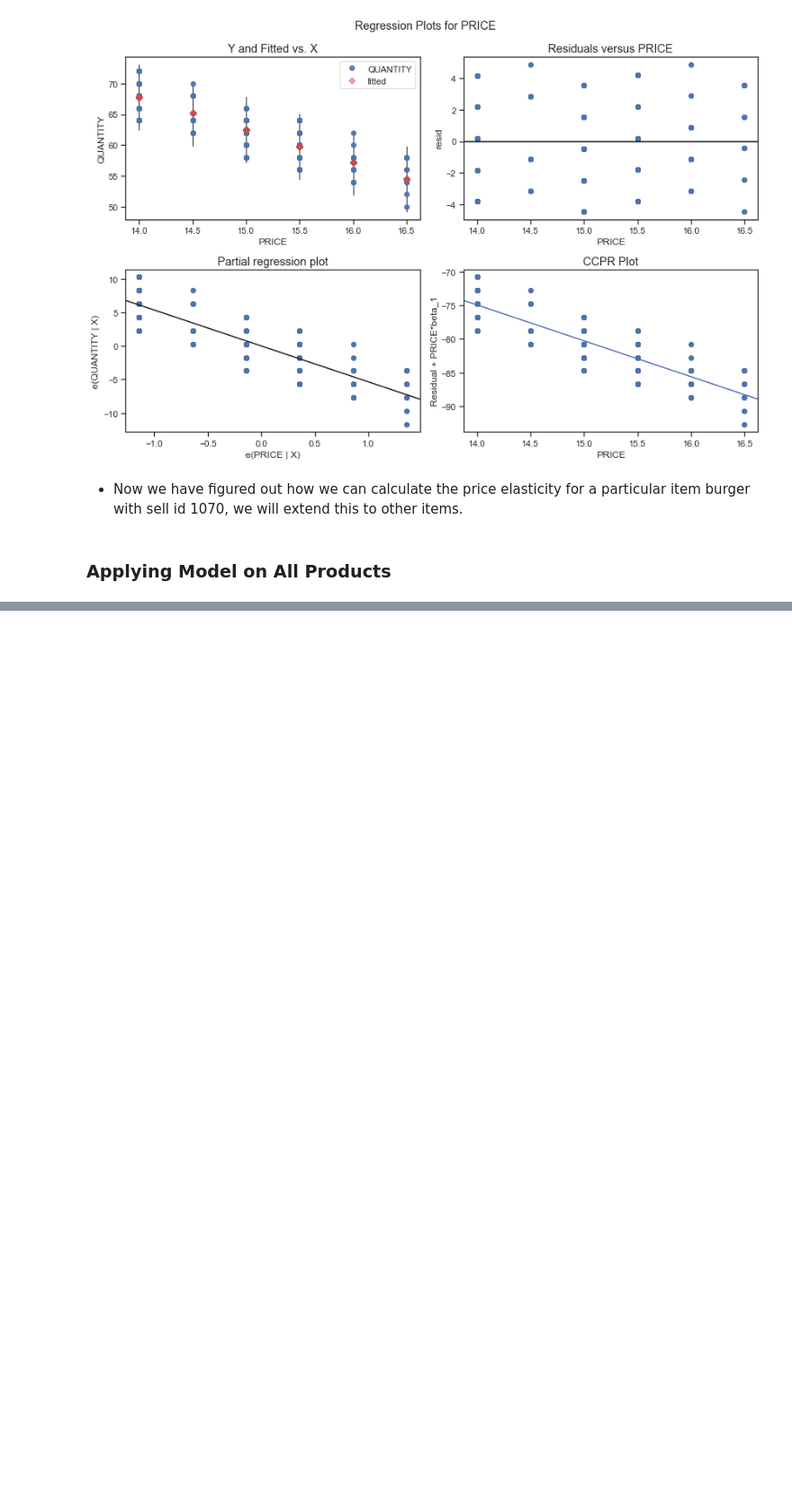
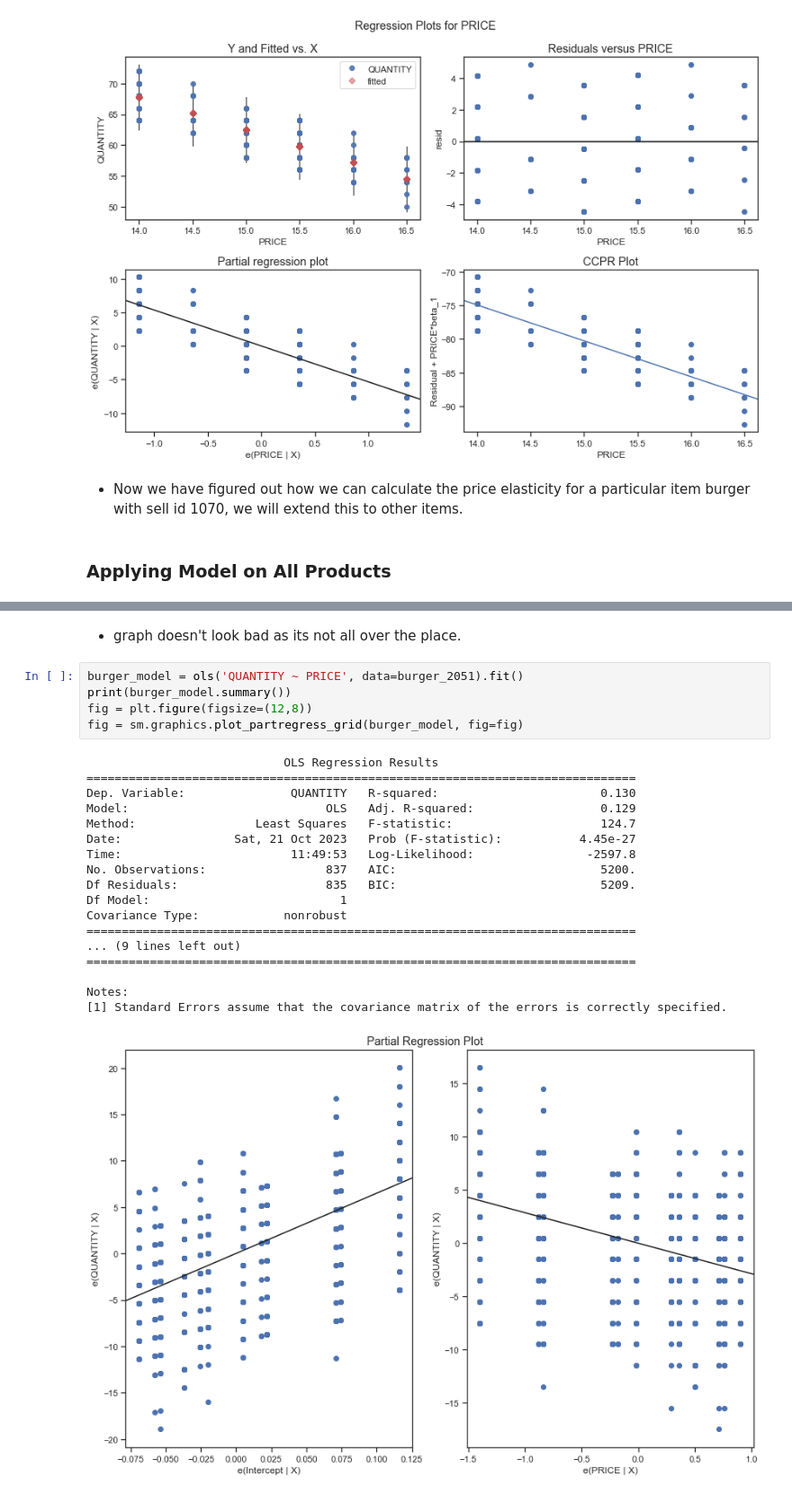
Before and after one commit to Keshtech2002/Retail_Price_Optimization_ML_Regression, a Jupyter notebook: Cafe_Price_Optimazation.ipynb, the cells around one changed output, grey strips where cells are left out. Shown at 90% size. Cells and saved outputs as stored; diff of their text form; blank space fills up the shorter version.

```diff
--- a/Cafe_Price_Optimazation.ipynb
+++ b/Cafe_Price_Optimazation.ipynb
@@ -755,0 +783,26 @@ fig = sm.graphics.plot_regress_exog(burger_model, "PRICE", fig=fig)
+# %% [markdown]
+- graph doesn't look bad as its not all over the place.
+# %%
+burger_model = ols('QUANTITY ~ PRICE', data=burger_2051).fit()
+print(burger_model.summary())
+fig = plt.figure(figsize=(12,8))
+fig = sm.graphics.plot_partregress_grid(burger_model, fig=fig)
+# %% [output]
+                            OLS Regression Results
+==============================================================================
+Dep. Variable:               QUANTITY   R-squared:                       0.130
+Model:                            OLS   Adj. R-squared:                  0.129
+Method:                 Least Squares   F-statistic:                     124.7
+Date:                Sat, 21 Oct 2023   Prob (F-statistic):           4.45e-27
+Time:                        11:49:53   Log-Likelihood:                -2597.8
+No. Observations:                 837   AIC:                             5200.
+Df Residuals:                     835   BIC:                             5209.
+Df Model:                           1
+Covariance Type:            nonrobust
+==============================================================================
+... (9 lines left out)
+==============================================================================
+
+Notes:
+[1] Standard Errors assume that the covariance matrix of the errors is correctly specified.
+[figure, added]
```
Also changed, not shown: parts of 35 cells of this notebook, 1 other file.
